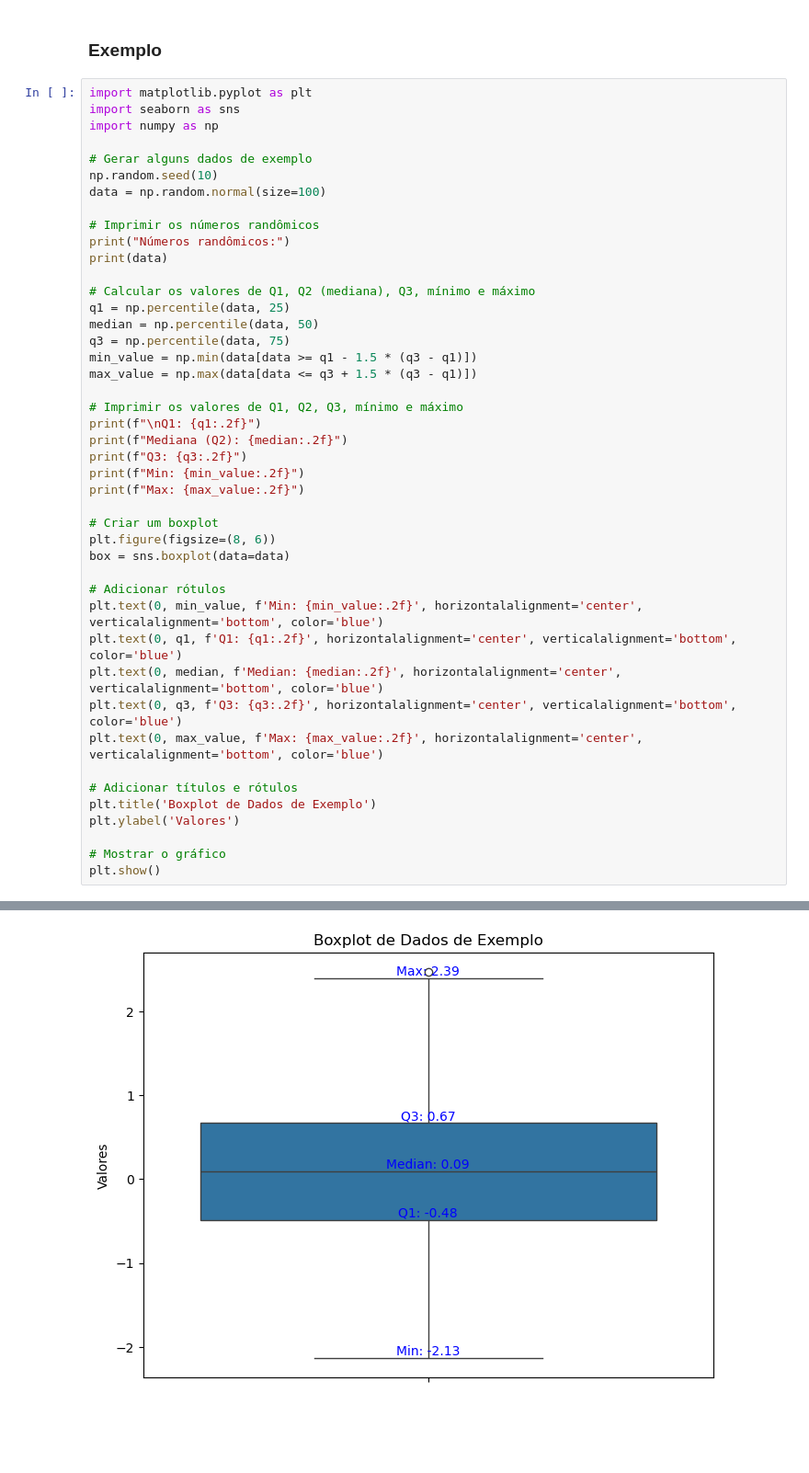
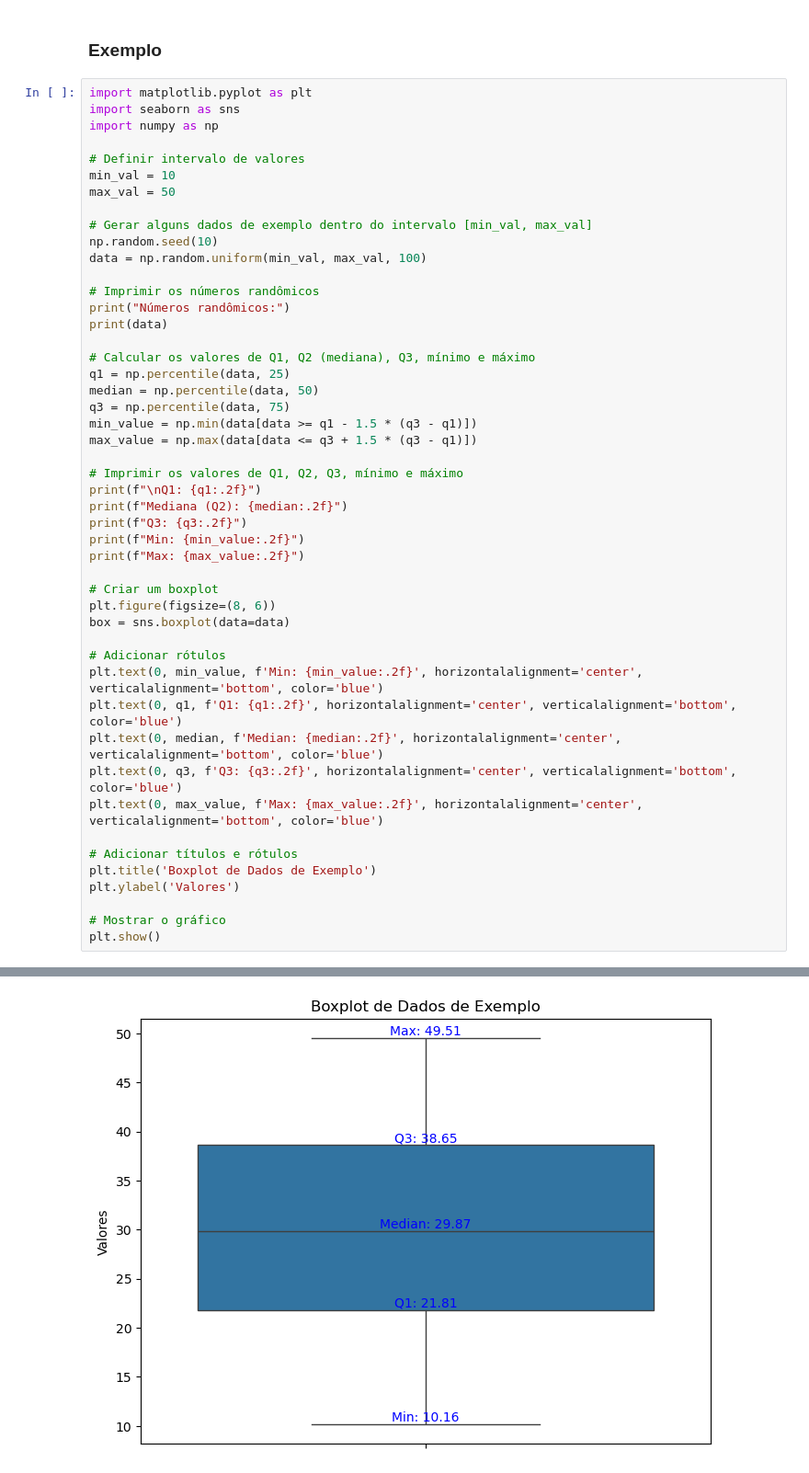
Before and after one commit to tiagomartins03/Data-Science, a Jupyter notebook: 4_DistribuicaoDeDados/main.ipynb, the cells around one changed output, grey strips where cells are left out. Shown: that part at 92% size. Drawn from its saved outputs; the diff is of its cells as text; blank space fills up the shorter version.

Commit message:
BoxPlot

```diff
--- a/4_DistribuicaoDeDados/main.ipynb
+++ b/4_DistribuicaoDeDados/main.ipynb
@@ -64,9 +64,13 @@ import matplotlib.pyplot as plt
 import seaborn as sns
 import numpy as np
 
-# Gerar alguns dados de exemplo
+# Definir intervalo de valores
+min_val = 10
+max_val = 50
+
+# Gerar alguns dados de exemplo dentro do intervalo [min_val, max_val]
 np.random.seed(10)
-data = np.random.normal(size=100)
+data = np.random.uniform(min_val, max_val, 100)
 
 # Imprimir os números randômicos
 print("Números randômicos:")
@@ -124 +128 @@ Max: 2.39
-[figure, old version]
+[figure, new version]
```
Also changed, not shown: parts of 1 cell of this notebook.
